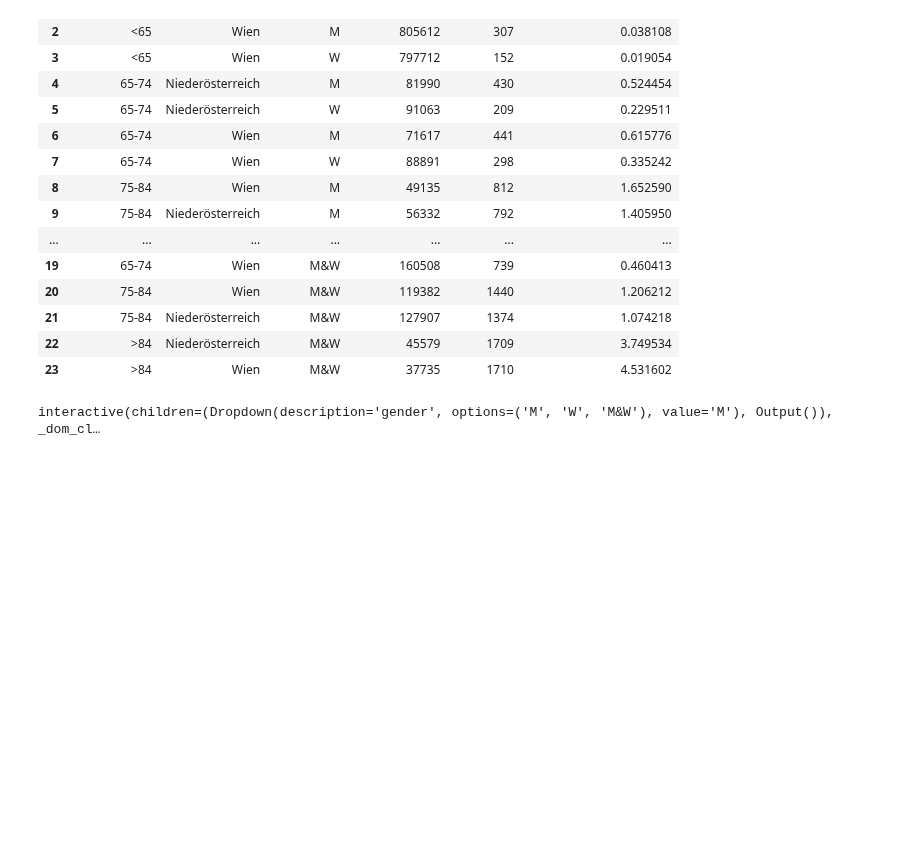
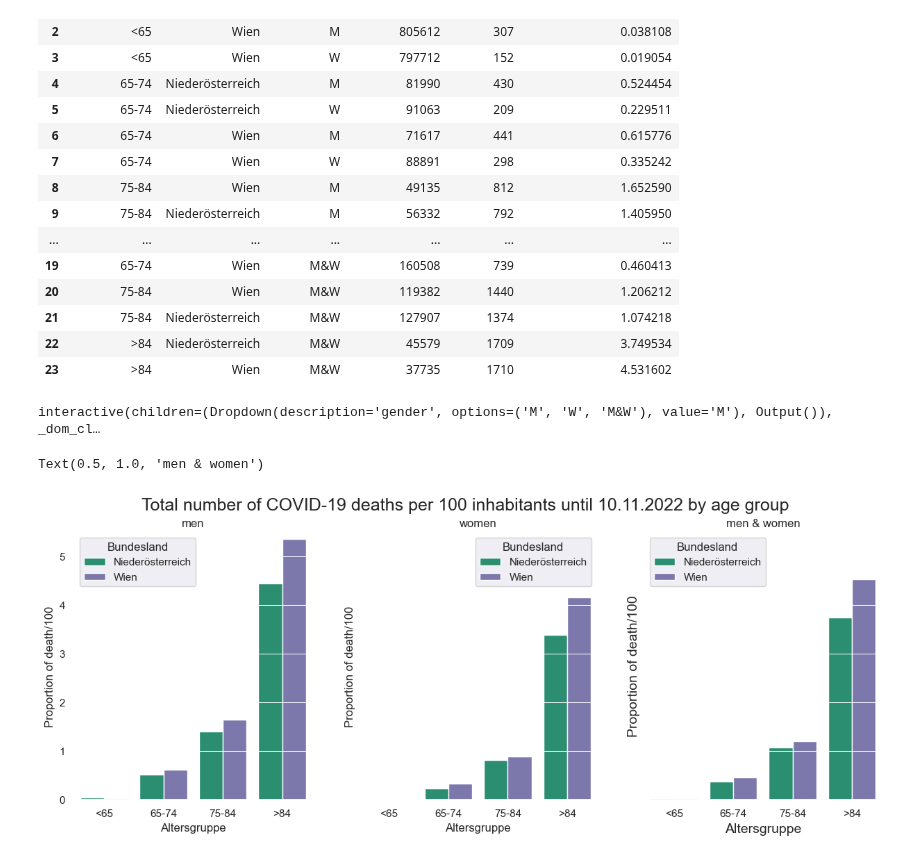
Before and after one commit to borosabel/visual_analytics_2022, a Jupyter notebook: individual work/03_final-Angelika.ipynb, the cells around one changed output. Cells and saved outputs as stored; diff of their text form; code cells hidden in the pictures; blank space fills up the shorter version.

Commit message:
multiple plots

```diff
--- a/individual work/03_final-Angelika.ipynb
+++ b/individual work/03_final-Angelika.ipynb
@@ -78,3 +83,43 @@ def react(gender):
     plt.show()
 # %% [output]
 interactive(children=(Dropdown(description='gender', options=('M', 'W', 'M&W'), value='M'), Output()), _dom_cl…
+# %%
+sns_data_M = df_barchart_merged[(df_barchart_merged['Geschlecht'] == 'M')]
+sns_data_W = df_barchart_merged[(df_barchart_merged['Geschlecht'] == 'W')]
+sns_data_MandW = df_barchart_merged[(df_barchart_merged['Geschlecht'] == 'M&W')]
+colors = ["#1b9e77", "#7570b3"]
+sns.set_palette(sns.color_palette(colors))
+
+fig, axes = plt.subplots(1, 3, figsize=(15, 5), sharey=True)
+fig.suptitle('Total number of COVID-19 deaths per 100 inhabitants until 10.11.2022 by age group', fontsize=18)
+plt.xlabel('Age  group', fontsize=14)
+plt.ylabel('Number of deaths per 100 inhabitants of each age group', fontsize=14)
+plt.legend(loc = 'upper left', fontsize=16, facecolor='white', labels=['Lower Austria', 'Vienna'])
+leg = plt.legend
+
+#men
+sns.barplot(ax=axes[0], data=sns_data_M, x='Altersgruppe', y='Proportion of death/100', hue='Bundesland', errorbar=None)
+axes[0].set_facecolor('white')
+axes[0].set_axisbelow(False)
+axes[0].set_ylim(0, 5.5)
+axes[0].grid(visible=True, axis='y', which='major', color='white', linewidth=0.75)
+axes[0].set_title('men')
+
+#women
+sns.barplot(ax=axes[1], data=sns_data_W, x='Altersgruppe', y='Proportion of death/100', hue='Bundesland', errorbar=None)
+axes[1].set_facecolor('white')
+axes[1].set_axisbelow(False)
+axes[1].set_ylim(0, 5.5)
+axes[1].grid(visible=True, axis='y', which='major', color='white', linewidth=0.75)
+axes[1].set_title('women')
+
+#both
+sns.barplot(ax=axes[2], data=sns_data_MandW, x='Altersgruppe', y='Proportion of death/100', hue='Bundesland', errorbar=None)
+axes[2].set_facecolor('white')
+axes[2].set_axisbelow(False)
+axes[2].set_ylim(0, 5.5)
+axes[2].grid(visible=True, axis='y', which='major', color='white', linewidth=0.75)
+axes[2].set_title('men & women')
+# %% [output]
+Text(0.5, 1.0, 'men & women')
+[figure, added]
```
Also changed, not shown: parts of 6 cells of this notebook.
